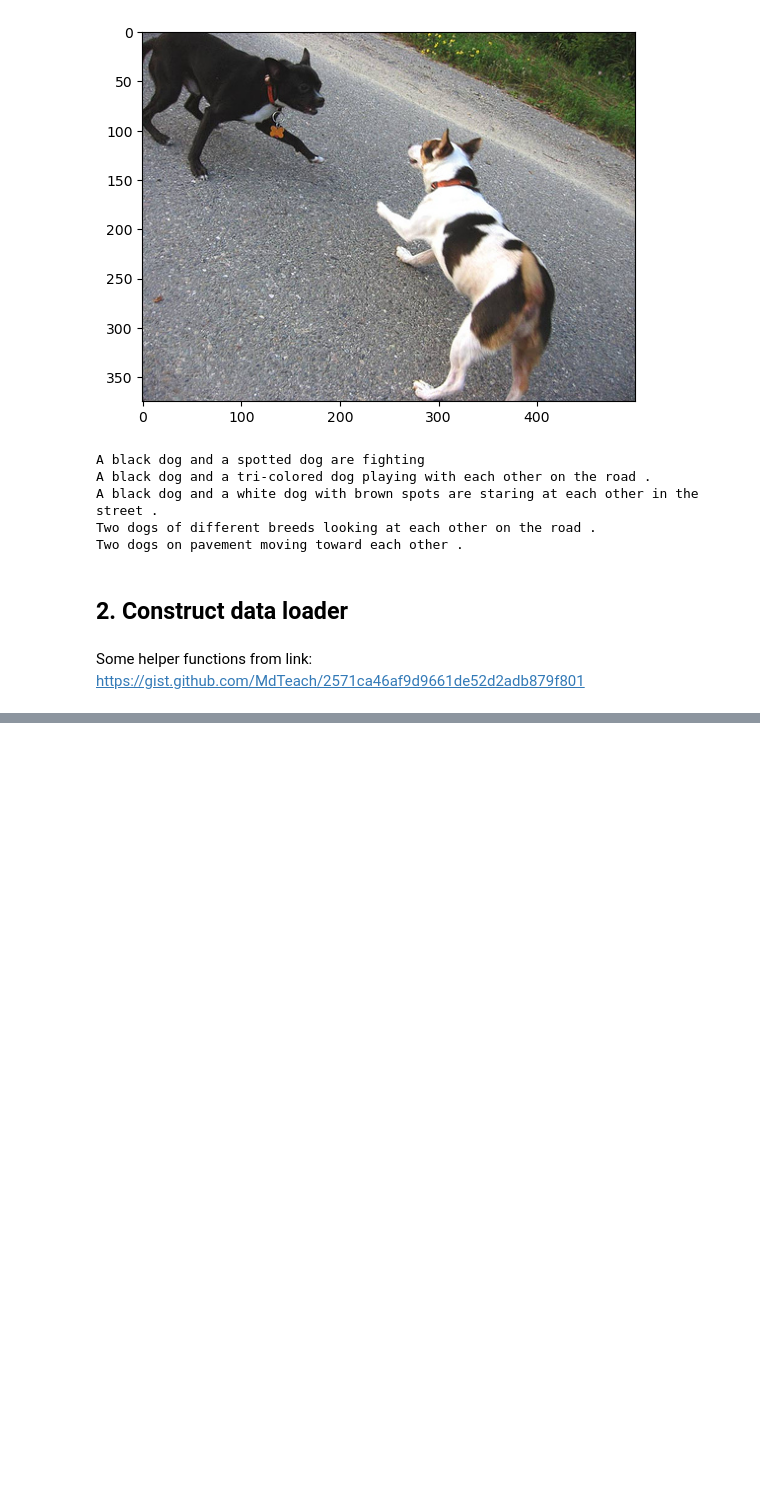
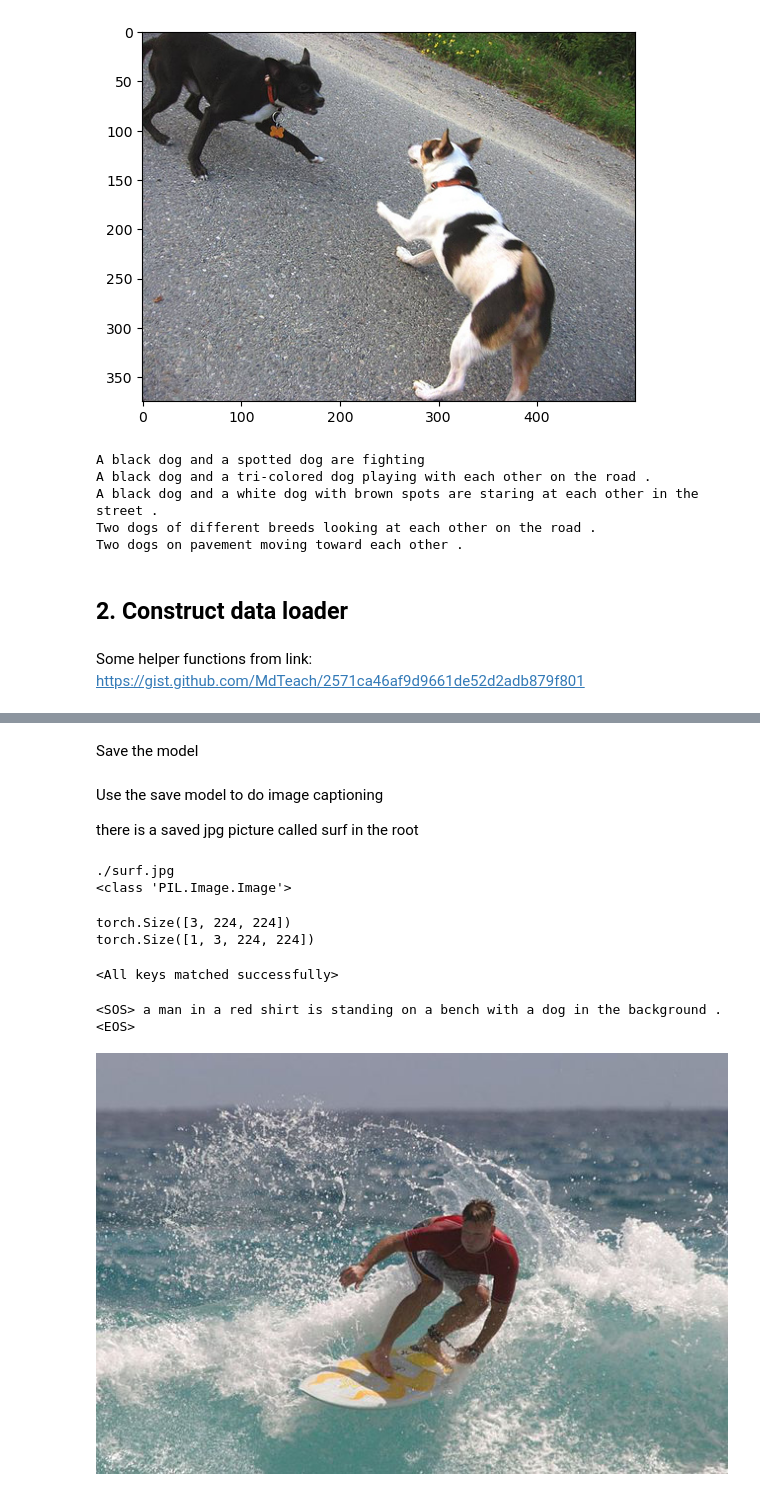
Before and after one commit to HuanYitiao/SSY340-dml-image-captioning, a Jupyter notebook: Image-Captioning-CNN-RNN.ipynb, the cells around one changed output, grey strips where cells are left out. Saved outputs shown, nothing was run; the diff lists cells and outputs as text; code cells hidden in the pictures; blank space fills up the shorter version.

```diff
--- a/Image-Captioning-CNN-RNN.ipynb
+++ b/Image-Captioning-CNN-RNN.ipynb
@@ -109,0 +469,2 @@ from torch.utils.data import DataLoader,Dataset
+# %% [markdown]
+Save the model
@@ -109,0 +473,40 @@ from torch.utils.data import DataLoader,Dataset
+# %% [markdown]
+Use the save model to do image captioning
+
+there is a saved jpg picture called surf in the root
+# %%
+img_path = "./surf.jpg"
+print(img_path)
+img=Image.open(img_path)
+img = img.convert("RGB")
+print(type(img))
+# %% [output]
+./surf.jpg
+<class 'PIL.Image.Image'>
+# %%
+transform = T.Compose([T.Resize((224,224)), T.ToTensor(),T.Normalize((0.485, 0.456, 0.406),(0.229, 0.224, 0.225))])
+tensor_img = transform(img)
+print(tensor_img.shape)
+# tensor_img = np.expand_dims(tensor_img,0)
+tensor_img = torch.unsqueeze(tensor_img, dim=0)
+print(tensor_img.shape)
+#show_image(tensor_img, title=None)
+# %% [output]
+torch.Size([3, 224, 224])
+torch.Size([1, 3, 224, 224])
+# %%
+# load the model
+saved_model = EncoderDecoder(embed_size, hidden_size, vocab_size, num_layers).to(device)
+saved_model.load_state_dict(torch.load("CNN_RNN_model"))
+# saved_model.modules
+# %% [output]
+<All keys matched successfully>
+# %%
+features = saved_model.encoder(tensor_img.cuda())
+caps = saved_model.decoder.generate_caption(features.unsqueeze(0),vocab=dataset.vocab)
+caption = ' '.join(caps)
+print(caption)
+img
+# %% [output]
+<SOS> a man in a red shirt is standing on a bench with a dog in the background . <EOS>
+[figure, added]
```
Also changed, not shown: parts of 13 cells of this notebook.
